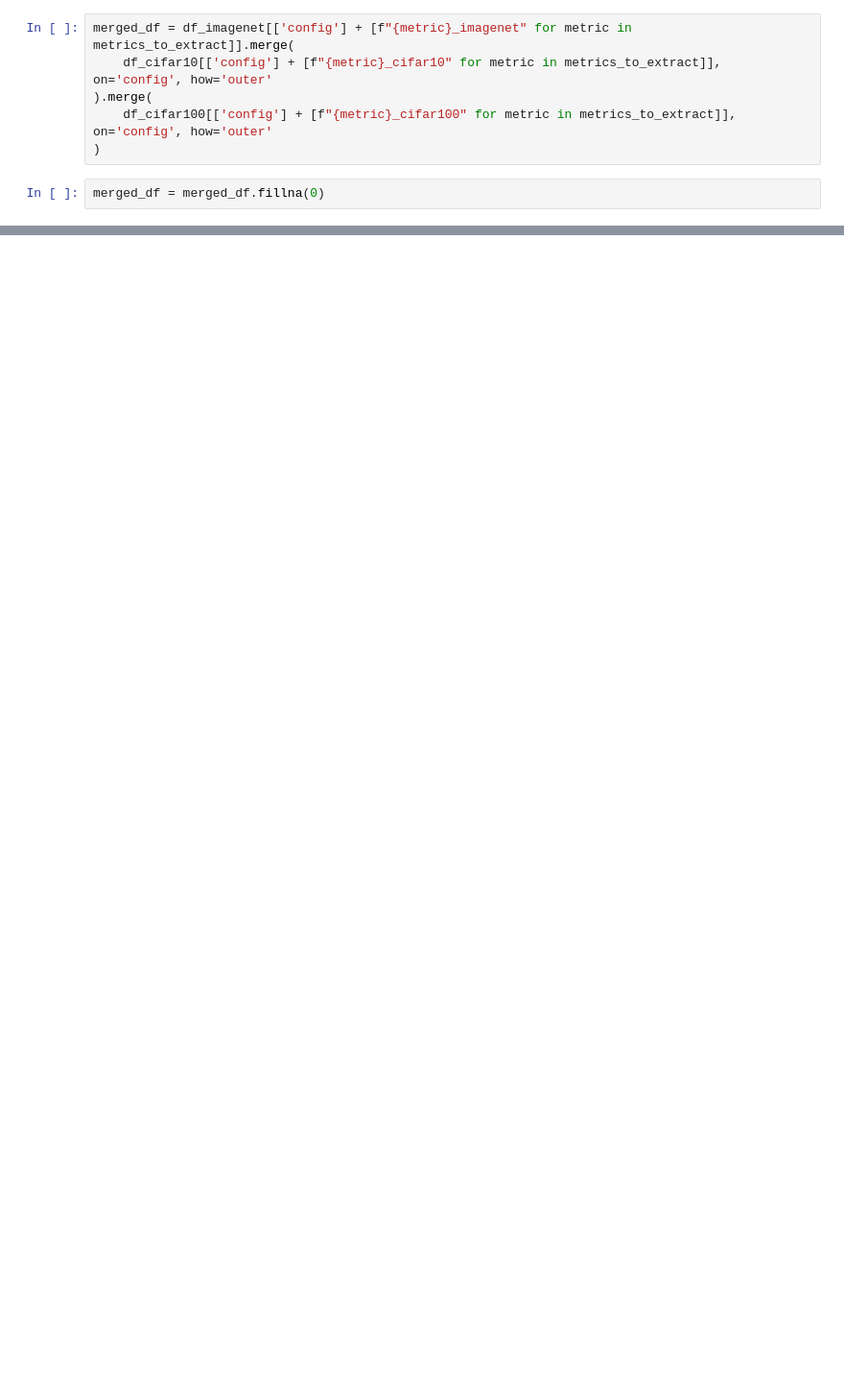
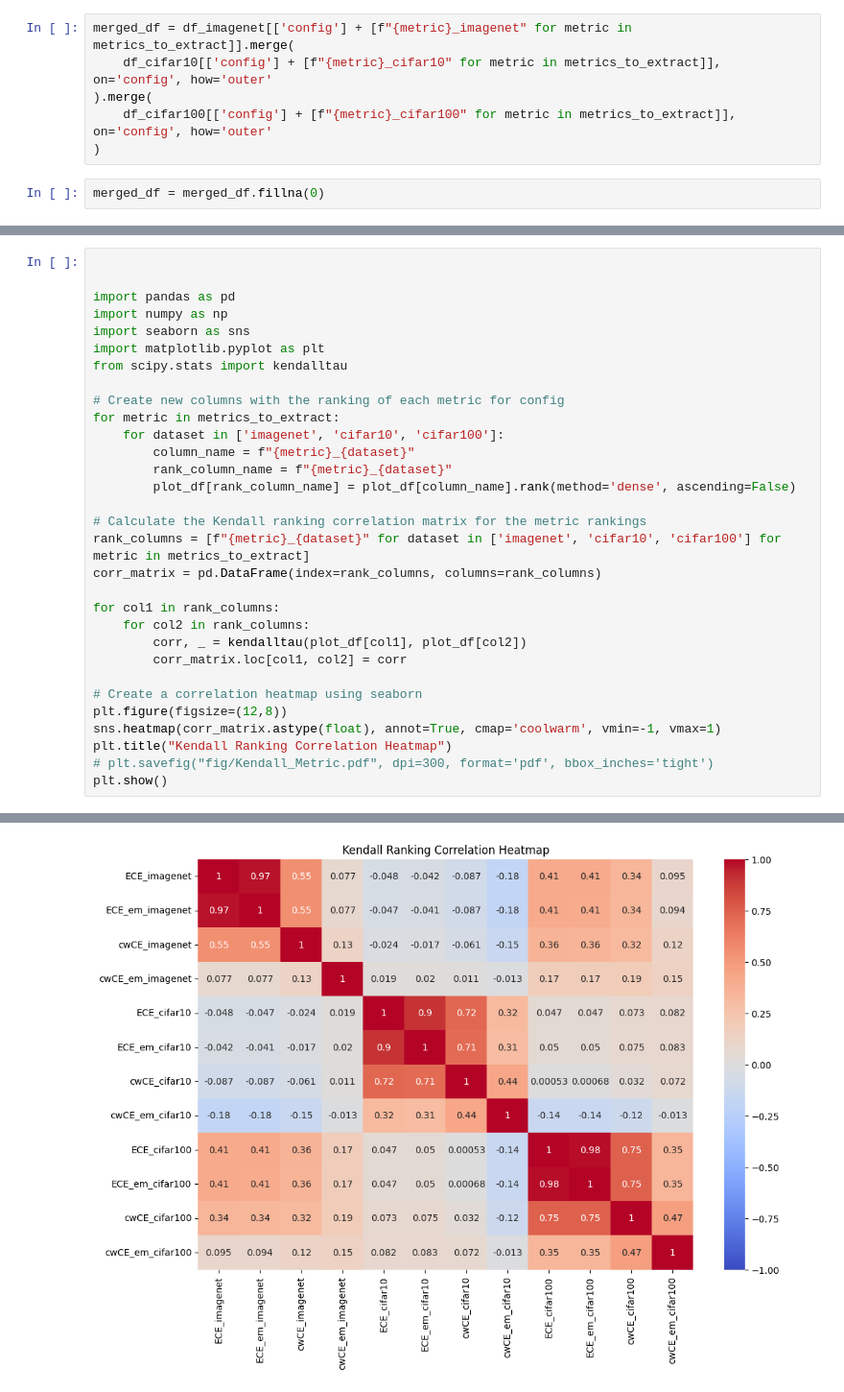
Before and after one commit to johnnyzyn/project_calibration, a Jupyter notebook: kendal_ranking_graphing.ipynb, the cells around one changed output, grey strips where cells are left out. Shown at 96% size. Cells and saved outputs as stored; diff of their text form; blank space fills up the shorter version.

```diff
--- a/kendal_ranking_graphing.ipynb
+++ b/kendal_ranking_graphing.ipynb
@@ -71,0 +331,32 @@ plot_df =df[['ece_imagenet', 'ece_em_imagenet',
+# %%
+
+
+import pandas as pd
+import numpy as np
+import seaborn as sns
+import matplotlib.pyplot as plt
+from scipy.stats import kendalltau
+
+# Create new columns with the ranking of each metric for config
+for metric in metrics_to_extract:
+    for dataset in ['imagenet', 'cifar10', 'cifar100']:
+        column_name = f"{metric}_{dataset}"
+        rank_column_name = f"{metric}_{dataset}"
+        plot_df[rank_column_name] = plot_df[column_name].rank(method='dense', ascending=False)
+
+# Calculate the Kendall ranking correlation matrix for the metric rankings
+rank_columns = [f"{metric}_{dataset}" for dataset in ['imagenet', 'cifar10', 'cifar100'] for metric in metrics_to_extract]
+corr_matrix = pd.DataFrame(index=rank_columns, columns=rank_columns)
+
+for col1 in rank_columns:
+    for col2 in rank_columns:
+        corr, _ = kendalltau(plot_df[col1], plot_df[col2])
+        corr_matrix.loc[col1, col2] = corr
+
+# Create a correlation heatmap using seaborn
+plt.figure(figsize=(12,8))
+sns.heatmap(corr_matrix.astype(float), annot=True, cmap='coolwarm', vmin=-1, vmax=1)
+plt.title("Kendall Ranking Correlation Heatmap")
+# plt.savefig("fig/Kendall_Metric.pdf", dpi=300, format='pdf', bbox_inches='tight')
+plt.show()
+# %% [output]
@@ -71,0 +368 @@ plot_df =df[['ece_imagenet', 'ece_em_imagenet',
+[figure, added]
```
Also changed, not shown: parts of 24 cells of this notebook, 6 other files.
